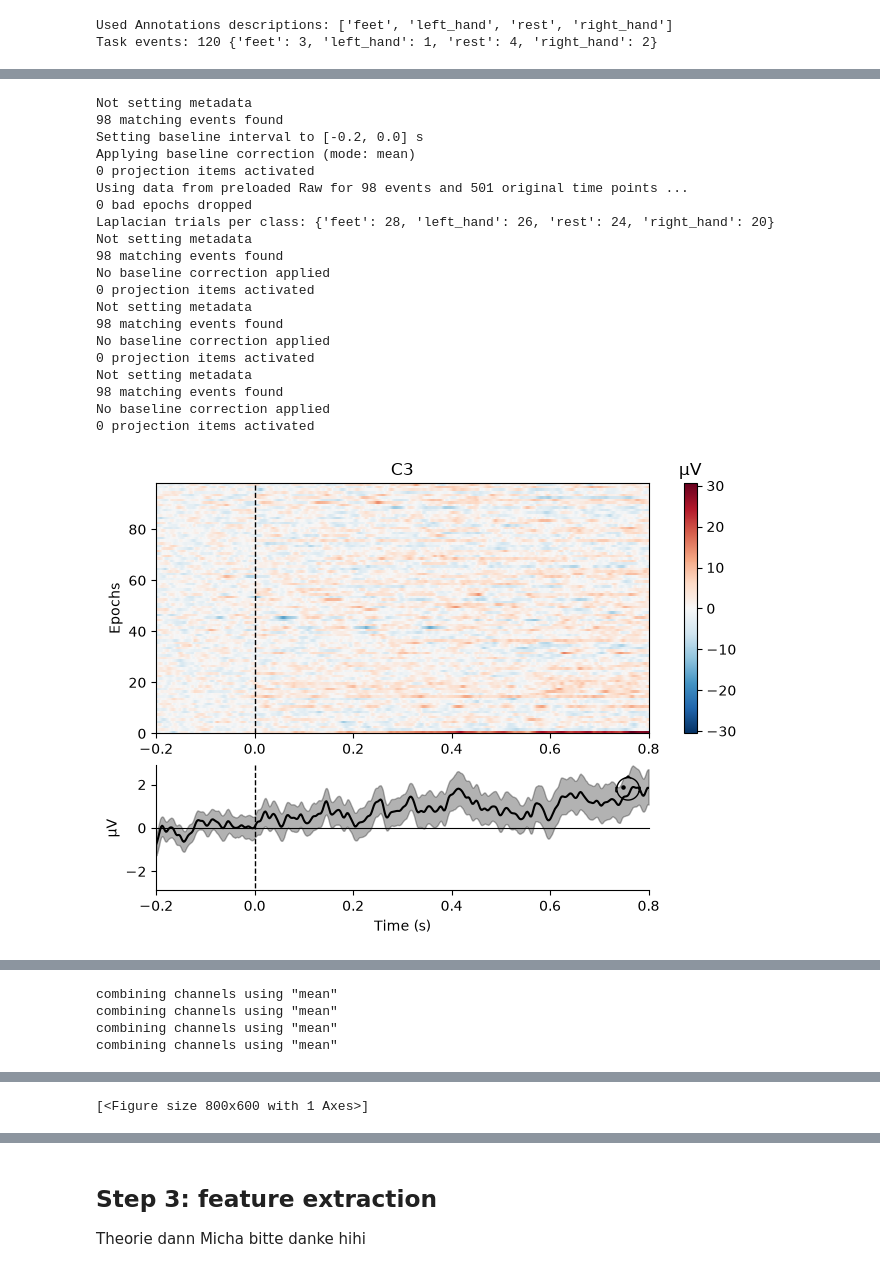
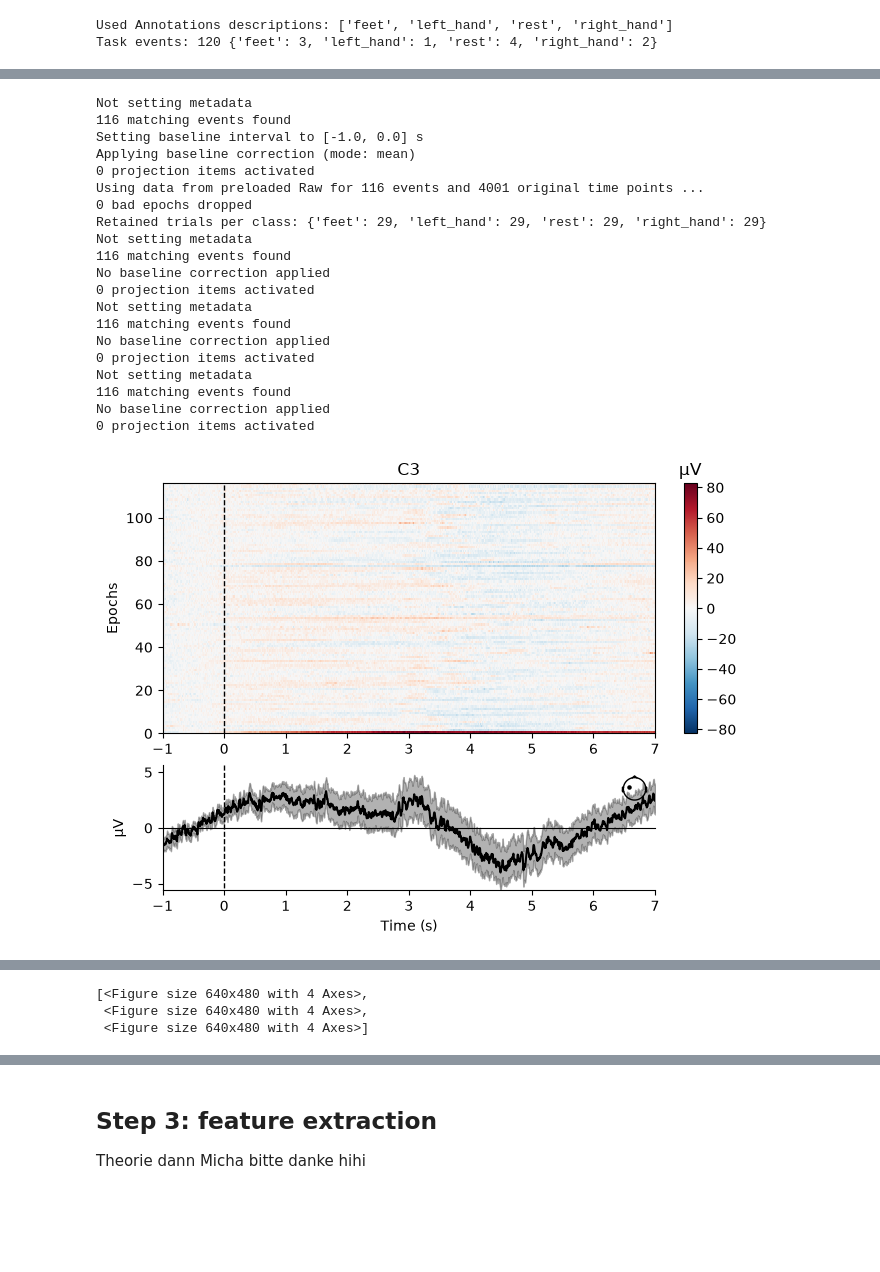
Before and after one commit to Mirage-91/Mirage91, a Jupyter notebook: HowTo/MI.ipynb, the cells around one changed output, grey strips where cells are left out. Drawn from its saved outputs; the diff is of its cells as text; code cells hidden in the pictures; blank space fills up the shorter version.

Commit message:
moved files worked on the MI.ipynb and added the steps to the p300.ipynb

```diff
--- a/HowTo/MI.ipynb
+++ b/HowTo/MI.ipynb
@@ -260,9 +259,9 @@ Used Annotations descriptions: ['feet', 'left_hand', 'rest', 'right_hand']
 Task events: 120 {'feet': 3, 'left_hand': 1, 'rest': 4, 'right_hand': 2}
 # %%
 flat_criteria = dict(eeg=1e-6)
-reject_criteria = dict(eeg=1e-4)
-tmin = -0.2
-tmax = 0.8
+reject_criteria = dict(eeg=150e-6)
+tmin = -1.0
+tmax = 7.0
 
 epochs = mne.Epochs(
     filtered_car,
@@ -270,6 +269,7 @@ epochs = mne.Epochs(
     event_id=event_id,
     tmin=tmin,
     tmax=tmax,
+    picks=("C3", "Cz", "C4"),
     baseline=(None, 0),
     reject=reject_criteria,
     flat=flat_criteria,
@@ -278,15 +278,10 @@ epochs = mne.Epochs(
 )
 print("Retained trials per class:", {name: len(epochs[name]) for name in event_id})
 
-# Inspect individual trials and compare the average waveform for each class.
-another_one = epochs.plot_image(picks=["C3", "Cz", "C4"], show=True)
-evokeds = {name: epochs[name].average() for name in event_id}
-mne.viz.plot_compare_evokeds(
-    evokeds,
-    picks=["C3", "Cz", "C4"],
-    combine="mean",
-    show=True,
-)
+# Inspect trial-to-trial voltage patterns for signal-quality issues.
+epochs.plot_image(picks=["C3", "Cz", "C4"], show=True)
+
+# MI class comparison belongs in band-power or ERD/ERS features, not evoked voltage averages.
 
 # Artifact thresholds can be tuned after inspecting the rejected trials.
 # %% [output]
@@ -319,48 +311,49 @@ combining channels using "mean"
 # %%
 # Use the same retained trials as the CAR branch. This Laplacian uses a direct
 # local neighbor-mean operator instead of the spline-based MNE CSD transform.
+flat_criteria = dict(eeg=1e-6)
+reject_criteria = dict(eeg=150e-6)
+tmin = -1.0
+tmax = 7.0
+
 epochs_lap = mne.Epochs(
     filtered_lap,
     epochs.events,
     event_id=epochs.event_id,
     tmin=tmin,
     tmax=tmax,
+    picks=("C3", "Cz", "C4"),
     baseline=(None, 0),
+    reject=reject_criteria,
+    flat=flat_criteria,
     reject_by_annotation=False,
     preload=True,
 )
 print("Retained trials per class:", {name: len(epochs_lap[name]) for name in epochs_lap.event_id})
 
-epochs_lap.plot_image(
-    picks=["C3", "Cz", "C4"],
-    show=True,
-)
-evokeds_lap = {name: epochs_lap[name].average() for name in epochs_lap.event_id}
-mne.viz.plot_compare_evokeds(
-    evokeds_lap,
-    picks=["C3", "Cz", "C4"],
-    combine="mean",
-    show=True,
-)
+# Inspect trial-to-trial voltage patterns for signal-quality issues.
+epochs_lap.plot_image(picks=["C3", "Cz", "C4"], show=True)
+
+# Compare MI classes using band-power or ERD/ERS features in the feature-extraction step.
 # %% [output]
 Not setting metadata
-98 matching events found
-Setting baseline interval to [-0.2, 0.0] s
+116 matching events found
+Setting baseline interval to [-1.0, 0.0] s
 Applying baseline correction (mode: mean)
 0 projection items activated
-Using data from preloaded Raw for 98 events and 501 original time points ...
+Using data from preloaded Raw for 116 events and 4001 original time points ...
 0 bad epochs dropped
-Laplacian trials per class: {'feet': 28, 'left_hand': 26, 'rest': 24, 'right_hand': 20}
+Retained trials per class: {'feet': 29, 'left_hand': 29, 'rest': 29, 'right_hand': 29}
 Not setting metadata
-98 matching events found
+116 matching events found
 No baseline correction applied
 0 projection items activated
 Not setting metadata
-98 matching events found
+116 matching events found
 No baseline correction applied
 0 projection items activated
 Not setting metadata
-98 matching events found
+116 matching events found
 No baseline correction applied
 0 projection items activated
-[figure, old version]
+[figure, new version]
@@ -369,4 +362,3 @@ No baseline correction applied
-combining channels using "mean"
-combining channels using "mean"
-combining channels using "mean"
-combining channels using "mean"
+[<Figure size 640x480 with 4 Axes>,
+ <Figure size 640x480 with 4 Axes>,
+ <Figure size 640x480 with 4 Axes>]
@@ -374 +364,0 @@ combining channels using "mean"
-[<Figure size 800x600 with 1 Axes>]
```
Also changed, not shown: parts of 9 cells of this notebook, 2 other files.
